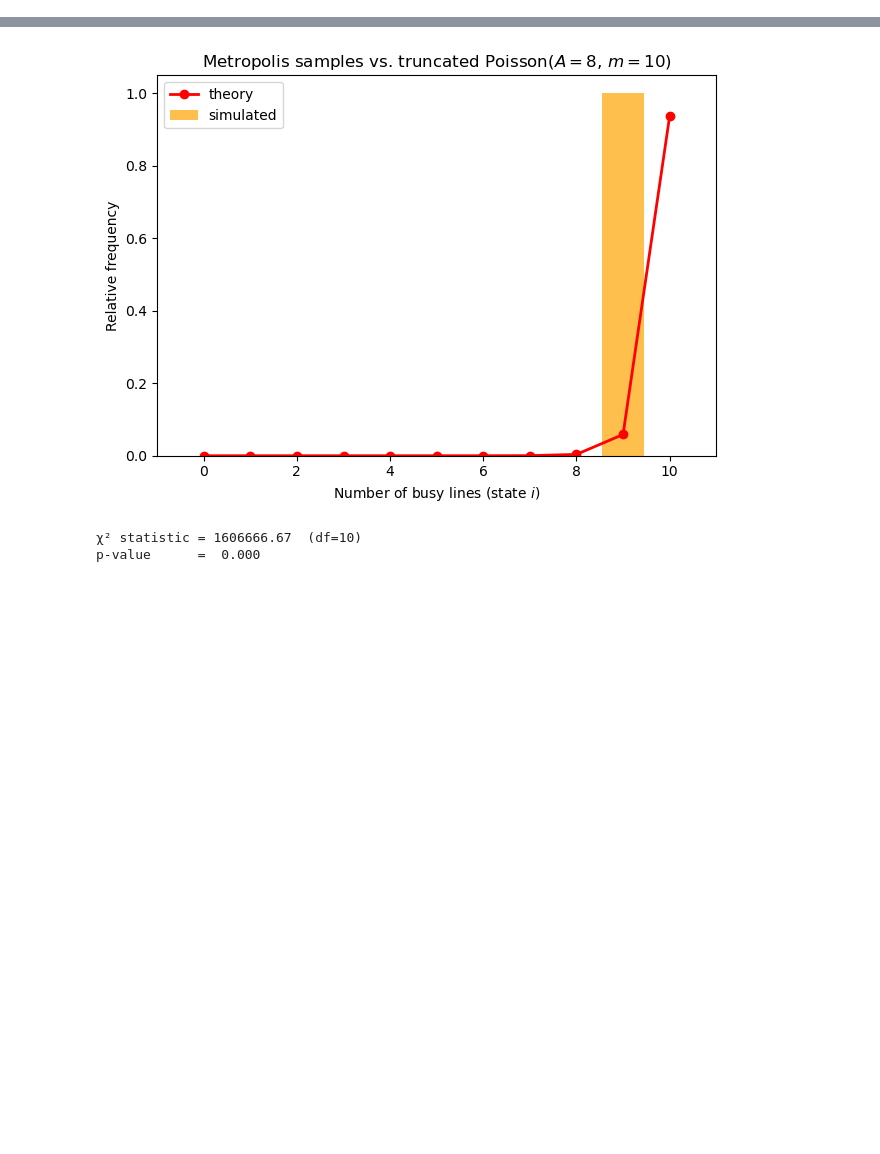
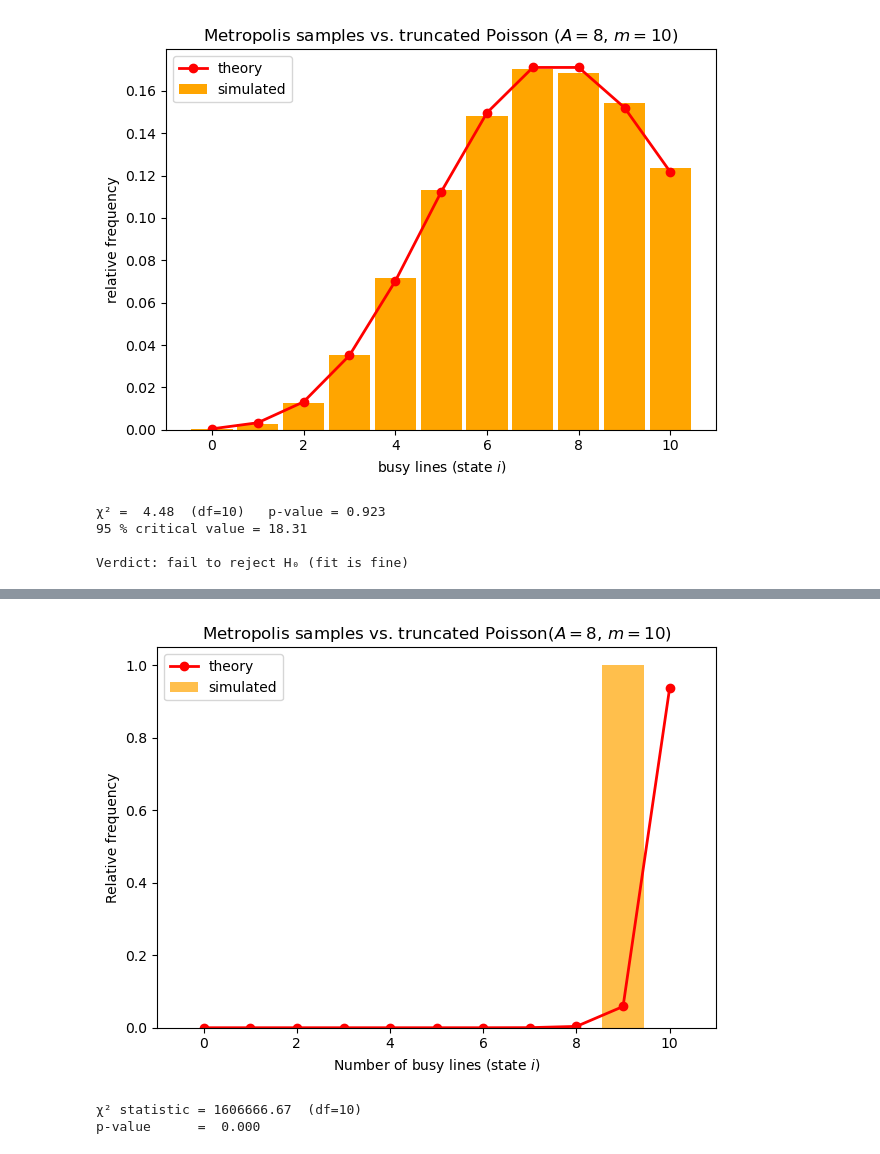
Before and after one commit to manufer20/stochastic-simulation, a Jupyter notebook: Exercise6.ipynb, the cells around one changed output, grey strips where cells are left out. Saved outputs shown, nothing was run; the diff lists cells and outputs as text; code cells hidden in the pictures; blank space fills up the shorter version.

```diff
--- a/Exercise6.ipynb
+++ b/Exercise6.ipynb
@@ -66,0 +141,67 @@ p-value      =  0.648
+# %%
+# ------------------------------------------------------------
+#  truncated Poisson (A = 8, m = 10)  via Metropolis–Hastings
+#  – chain is thinned to reduce autocorrelation
+# ------------------------------------------------------------
+import numpy as np, math, random
+import matplotlib.pyplot as plt
+from scipy.stats import chi2
+
+# ---------------- parameters ----------------
+A      = 8            # offered traffic
+m      = 10           # capacity 0..m
+draws  = 200_000      # raw M-H draws
+thin   = 20           # keep every thin-th draw  → ESS ≈ draws/thin
+keep   = draws // thin
+
+# ---------------- pre-compute weights f(i) ∝ A^i / i! ----------------
+log_w  = np.array([i * math.log(A) - math.lgamma(i + 1) for i in range(m + 1)])
+w      = np.exp(log_w)
+w     /= w.sum()                     # truncated Poisson probabilities
+
+# ---------------- Metropolis chain ----------------
+i       = np.random.randint(m + 1)   # start anywhere
+samples = np.empty(keep, dtype=int)
+k       = 0
+
+for step in range(1, draws + 1):
+    j = i + random.choice((-1, +1))
+    if 0 <= j <= m:                  # bounce
+        if random.random() < w[j] / w[i]:
+            i = j
+    if step % thin == 0:             # thinning
+        samples[k] = i
+        k += 1
+
+# ---------------- histogram vs. theory ----------------
+ks      = np.arange(m + 1)
+emp     = np.bincount(samples, minlength=m + 1) / keep
+
+plt.bar(ks, emp, width=.9,  color='orange',  label='simulated')
+plt.plot(ks, w, 'r-o', lw=2, label='theory')
+plt.xlabel('busy lines (state $i$)')
+plt.ylabel('relative frequency')
+plt.title('Metropolis samples vs. truncated Poisson ($A=8$, $m=10$)')
+plt.legend();  plt.tight_layout();  plt.show()
+
+# ---------------- χ² goodness-of-fit ------------------
+obs   = emp * keep
+exp   = w   * keep
+chi2_stat = ((obs - exp)**2 / exp).sum()
+df         = m                         # 11 classes −1
+p_val      = chi2.sf(chi2_stat, df)
+crit       = chi2.ppf(0.95, df)
+
+print(f"χ² = {chi2_stat:5.2f}  (df={df})   p-value = {p_val:.3f}")
+print(f"95 % critical value = {crit:5.2f}")
+
+# ---- interpretation ----
+print("\nVerdict:",
+      "fail to reject H₀ (fit is fine)" if chi2_stat < crit
+      else "reject H₀ (distributions differ)")
+# %% [output]
+[figure, added]
+χ² =  4.48  (df=10)   p-value = 0.923
+95 % critical value = 18.31
+
+Verdict: fail to reject H₀ (fit is fine)
```
Also changed, not shown: parts of 18 cells of this notebook, 6 other files.
